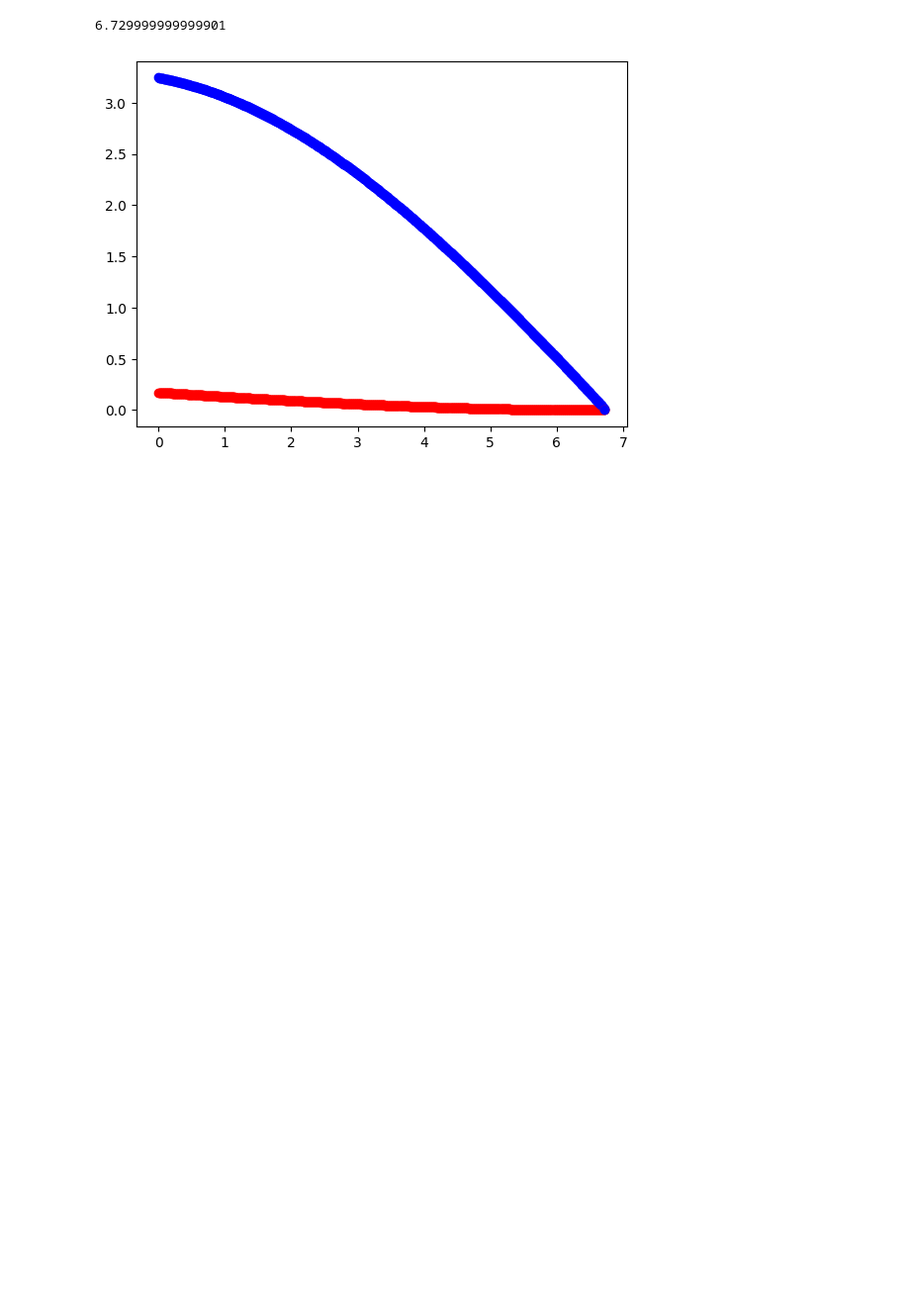
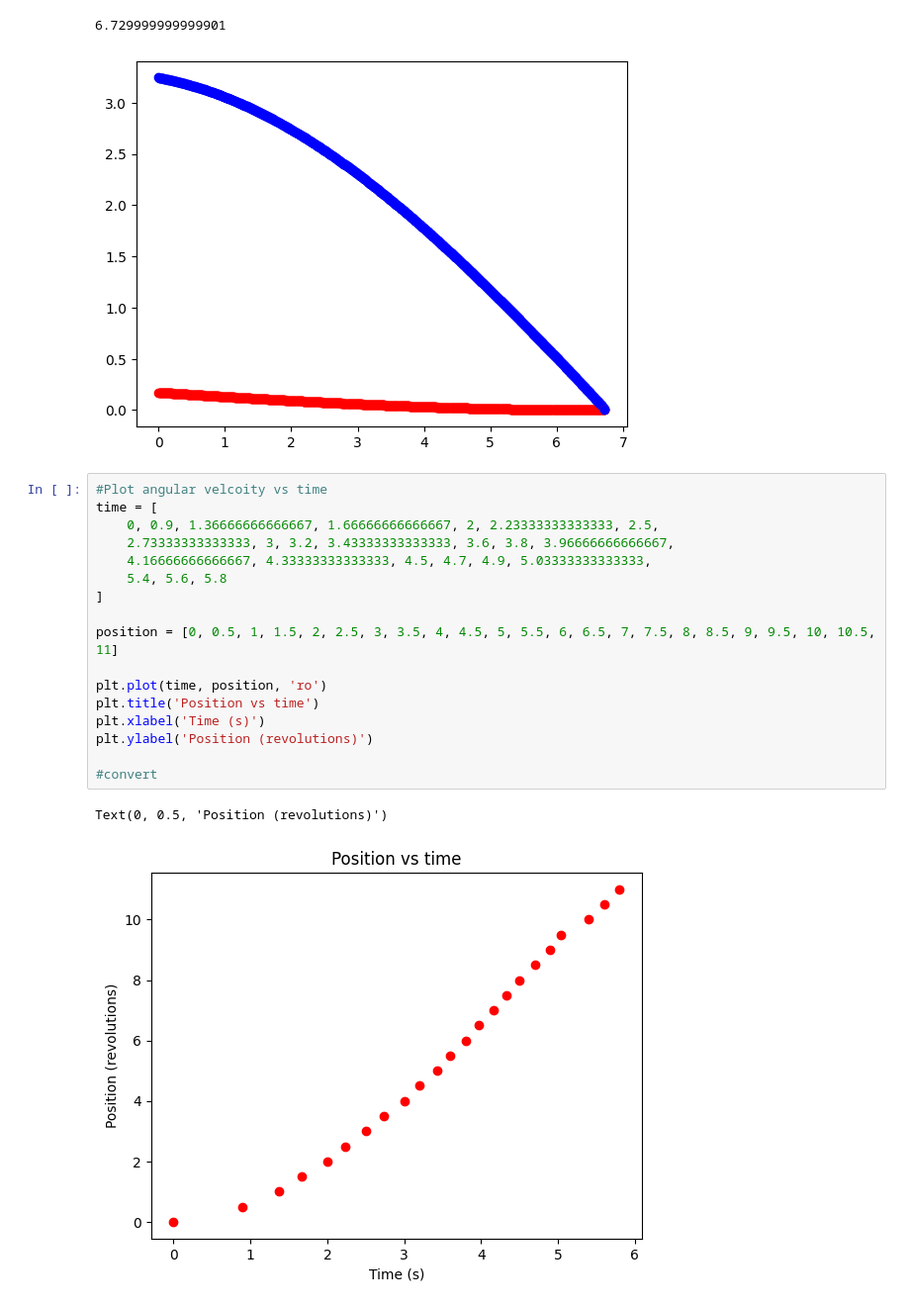
Before and after one commit to LSkaling/ME-70-Final-Project, a Jupyter notebook: oneill_cylinder.ipynb, the cells around one changed output. Shown at 99% size. Cells and saved outputs as stored; diff of their text form; blank space fills up the shorter version.

```diff
--- a/oneill_cylinder.ipynb
+++ b/oneill_cylinder.ipynb
@@ -109,3 +128,23 @@ print(time)
 # %% [output]
 6.729999999999901
 [figure]
+# %%
+#Plot angular velcoity vs time
+time = [
+    0, 0.9, 1.36666666666667, 1.66666666666667, 2, 2.23333333333333, 2.5,
+    2.73333333333333, 3, 3.2, 3.43333333333333, 3.6, 3.8, 3.96666666666667,
+    4.16666666666667, 4.33333333333333, 4.5, 4.7, 4.9, 5.03333333333333,
+    5.4, 5.6, 5.8
+]
+
+position = [0, 0.5, 1, 1.5, 2, 2.5, 3, 3.5, 4, 4.5, 5, 5.5, 6, 6.5, 7, 7.5, 8, 8.5, 9, 9.5, 10, 10.5, 11]
+
+plt.plot(time, position, 'ro')
+plt.title('Position vs time')
+plt.xlabel('Time (s)')
+plt.ylabel('Position (revolutions)')
+
+#convert
+# %% [output]
+Text(0, 0.5, 'Position (revolutions)')
+[figure, added]
```
Also changed, not shown: parts of 6 cells of this notebook, 1 other file.
